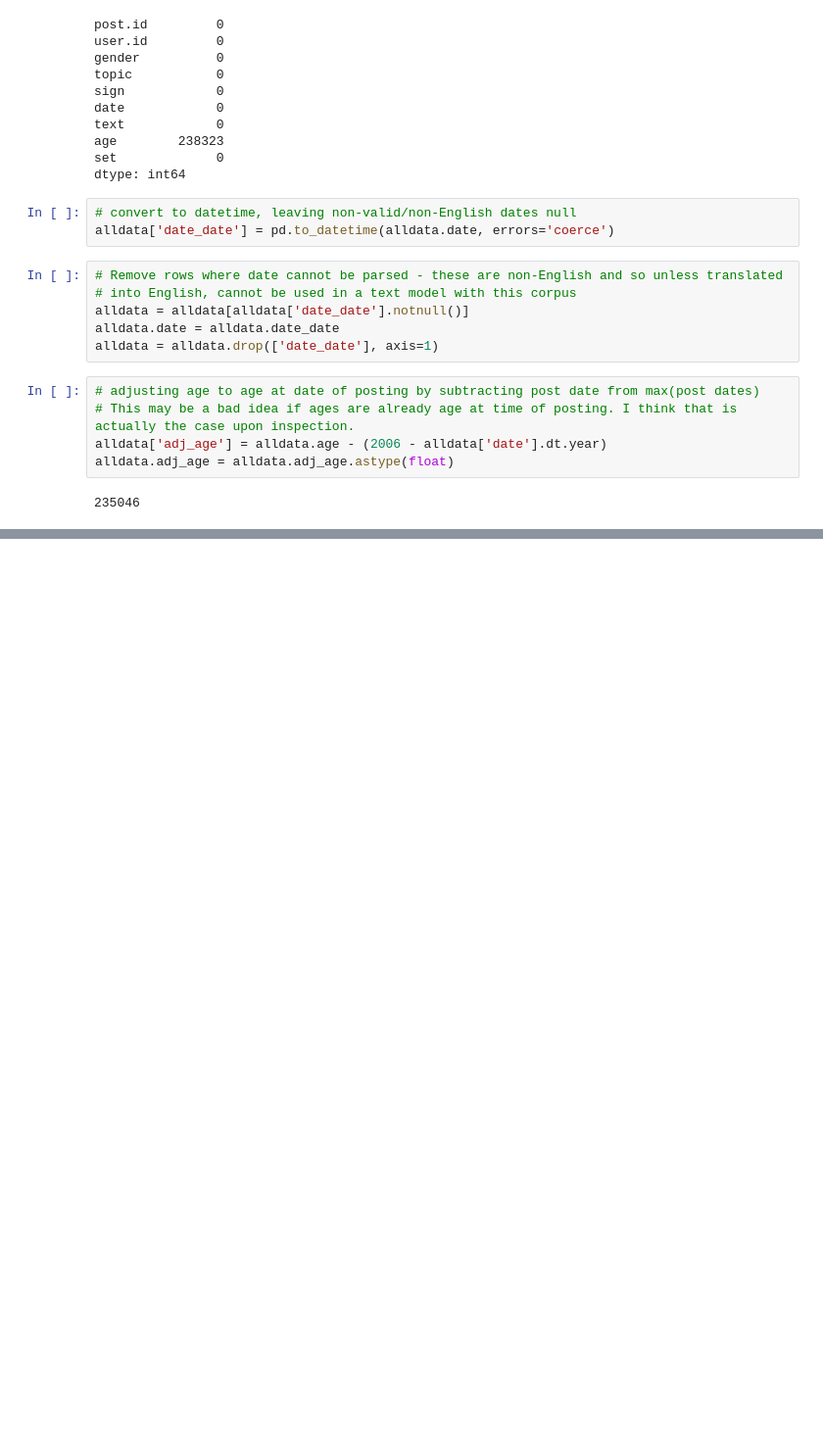
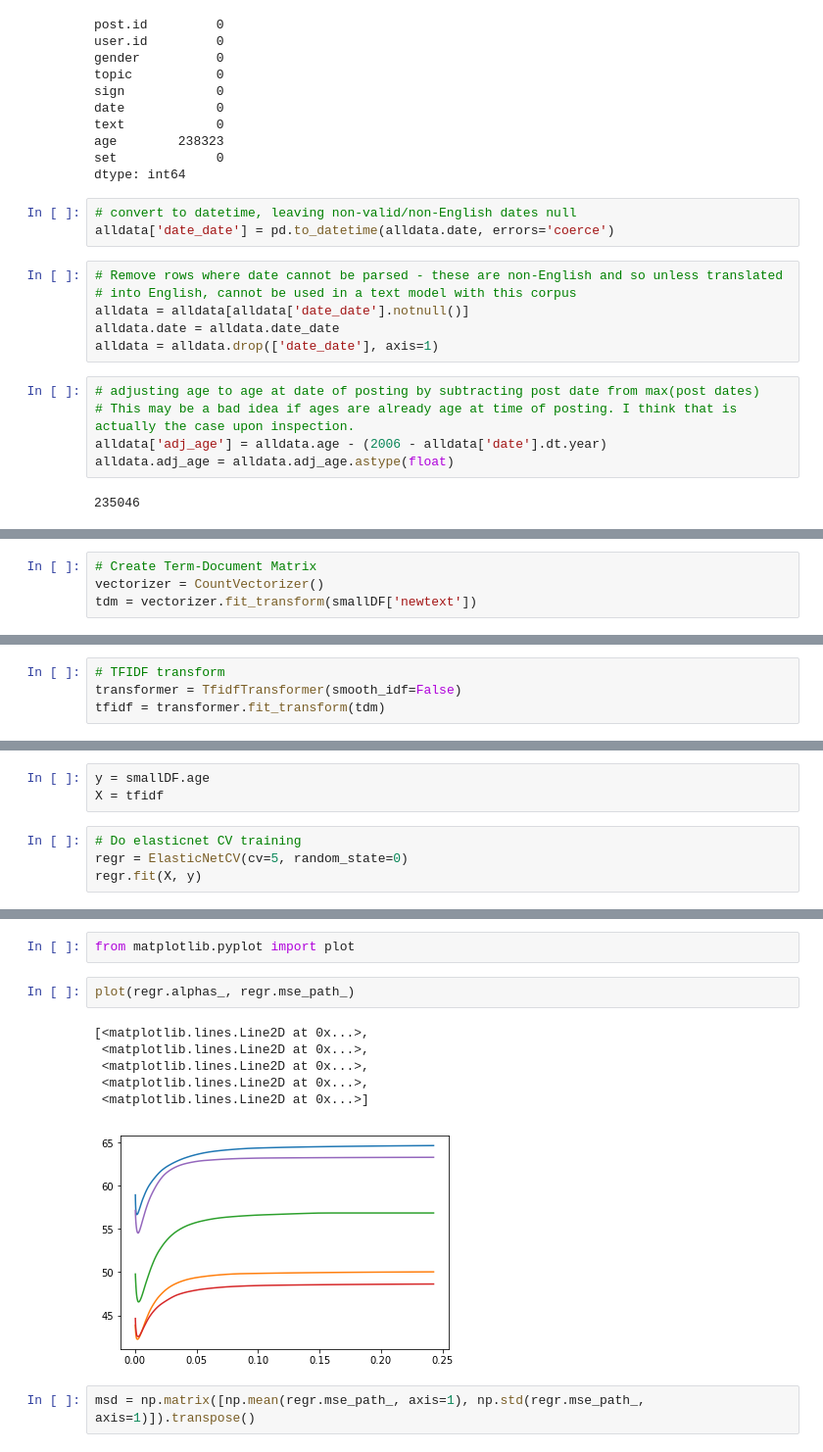
Before and after one commit to argromadzki/sys6018-competition-blogger-characteristics, a Jupyter notebook: code/python/Text_data_munging.ipynb, the cells around one changed output, grey strips where cells are left out. Shown: that part at 98% size. Drawn from its saved outputs; the diff is of its cells as text; blank space fills up the shorter version.

Commit message:
added tfidf, started training
Added code to create term document matrix, calculate tfidf, and train a sample elasticnet model

```diff
--- a/code/python/Text_data_munging.ipynb
+++ b/code/python/Text_data_munging.ipynb
@@ -230,0 +307,4 @@ alldata.describe()
+# %%
+# Create Term-Document Matrix
+vectorizer = CountVectorizer()
+tdm = vectorizer.fit_transform(smallDF['newtext'])
@@ -230,0 +322,4 @@ alldata.describe()
+# %%
+# TFIDF transform
+transformer = TfidfTransformer(smooth_idf=False)
+tfidf = transformer.fit_transform(tdm)
@@ -230,0 +360,7 @@ alldata.describe()
+# %%
+y = smallDF.age
+X = tfidf
+# %%
+# Do elasticnet CV training
+regr = ElasticNetCV(cv=5, random_state=0)
+regr.fit(X, y)
@@ -230,0 +416,13 @@ alldata.describe()
+# %%
+from matplotlib.pyplot import plot
+# %%
+plot(regr.alphas_, regr.mse_path_)
+# %% [output]
+[<matplotlib.lines.Line2D at 0x...>,
+ <matplotlib.lines.Line2D at 0x...>,
+ <matplotlib.lines.Line2D at 0x...>,
+ <matplotlib.lines.Line2D at 0x...>,
+ <matplotlib.lines.Line2D at 0x...>]
+[figure, added]
+# %%
+msd = np.matrix([np.mean(regr.mse_path_, axis=1), np.std(regr.mse_path_, axis=1)]).transpose()
```
Also changed, not shown: parts of 24 cells of this notebook.
